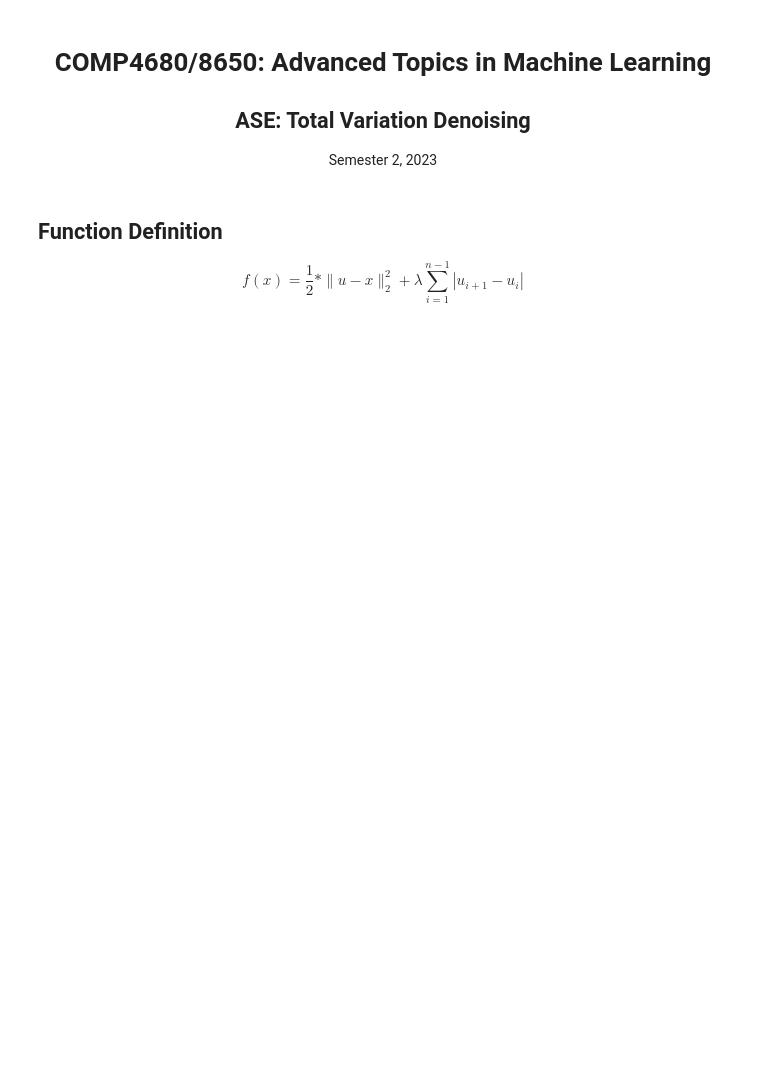
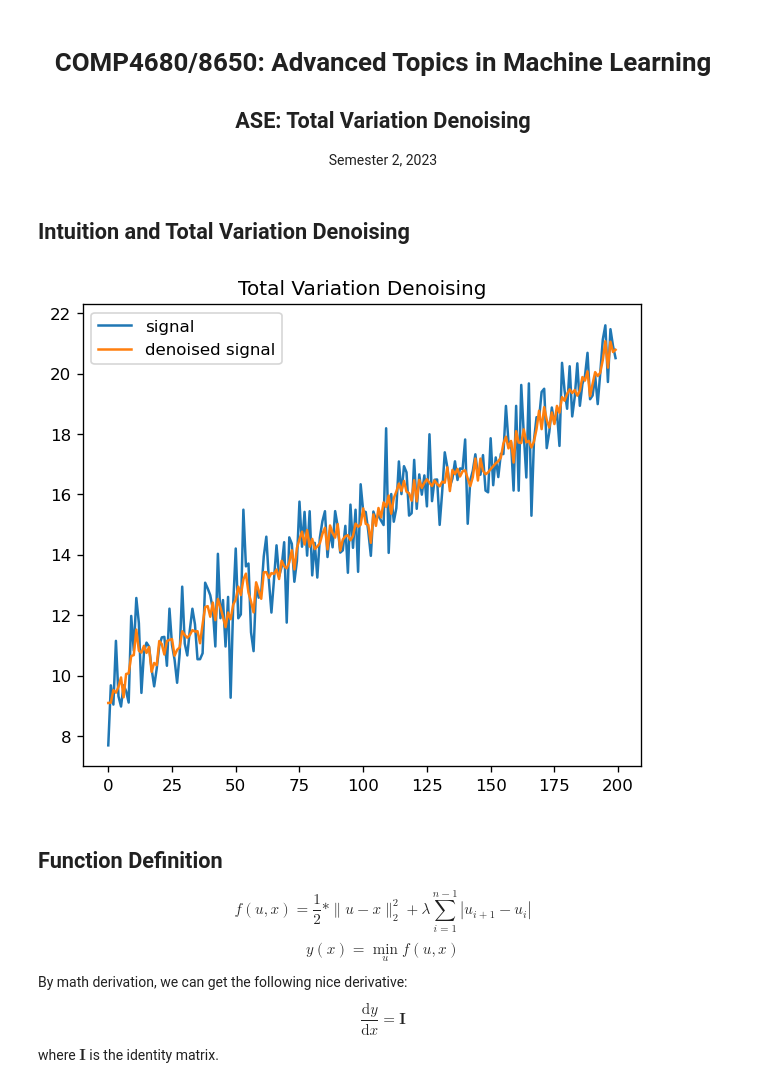
Before and after one commit to yiran-frank-mao/COMP4680_ASE, a Jupyter notebook: main.ipynb, the cells around one changed output. Saved outputs shown, nothing was run; the diff lists cells and outputs as text; code cells hidden in the pictures; blank space fills up the shorter version.

Commit message:
Done TotalVariationFcn, add `loss.requires_grad = True`

```diff
--- a/main.ipynb
+++ b/main.ipynb
@@ -11,4 +14,33 @@ import matplotlib.pyplot as plt
+# %% [markdown]
+## Intuition and Total Variation Denoising
+# %%
+def f(u, x, lmd):
+    return 0.5 * torch.sum((u-x)**2) + lmd * torch.sum(torch.abs(u[1:]-u[:-1]))
+
+torch.manual_seed(0)
+signal = torch.linspace(10, 20, 200) + torch.randn(200, dtype=torch.double)
+lmd = 2
+u = torch.nn.Parameter(signal.clone())
+optimizer = optim.SGD([u], lr=0.1)
+for _ in range(400):
+    optimizer.zero_grad()
+    loss = f(u, signal, lmd)
+    loss.backward()
+    optimizer.step()
+
+plt.figure(figsize=(6,5), dpi=120)
+plt.plot(signal.detach(), label="signal")
+plt.plot(u.detach(),      label="denoised signal")
+plt.legend()
+plt.title("Total Variation Denoising")
+plt.show()
+# %% [output]
+[figure, added]
 # %% [markdown]
 ## Function Definition
-$$f(x)= \frac{1}{2} * \|u-x \|_2^2 + \lambda \sum_{i=1}^{n-1}|u_{i+1} - u_i |$$
+$$f(u,x)= \frac{1}{2} * \|u-x \|_2^2 + \lambda \sum_{i=1}^{n-1}|u_{i+1} - u_i |$$
+$$y(x)  = \min_u f(u,x)$$
+By math derivation, we can get the following nice derivative:
+$$\frac{\mathrm{d}y}{\mathrm{d}x} = \mathbf{I}$$
+where $\mathbf{I}$ is the identity matrix.
 # %%
```
Also changed, not shown: parts of 6 cells of this notebook, 1 other file.
